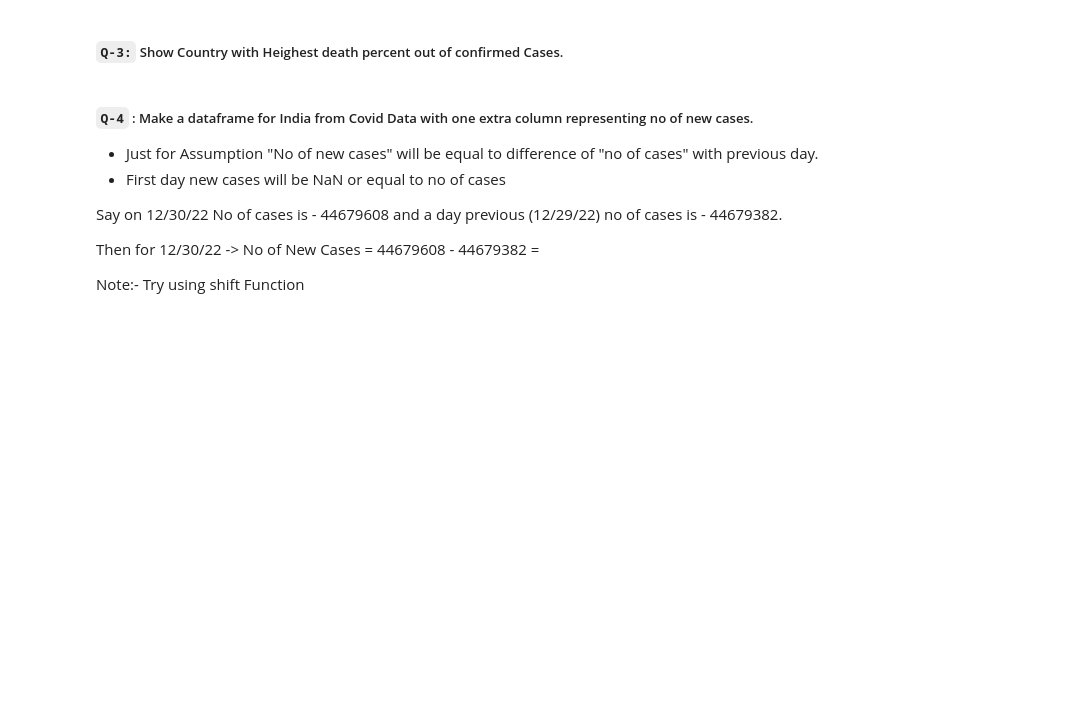
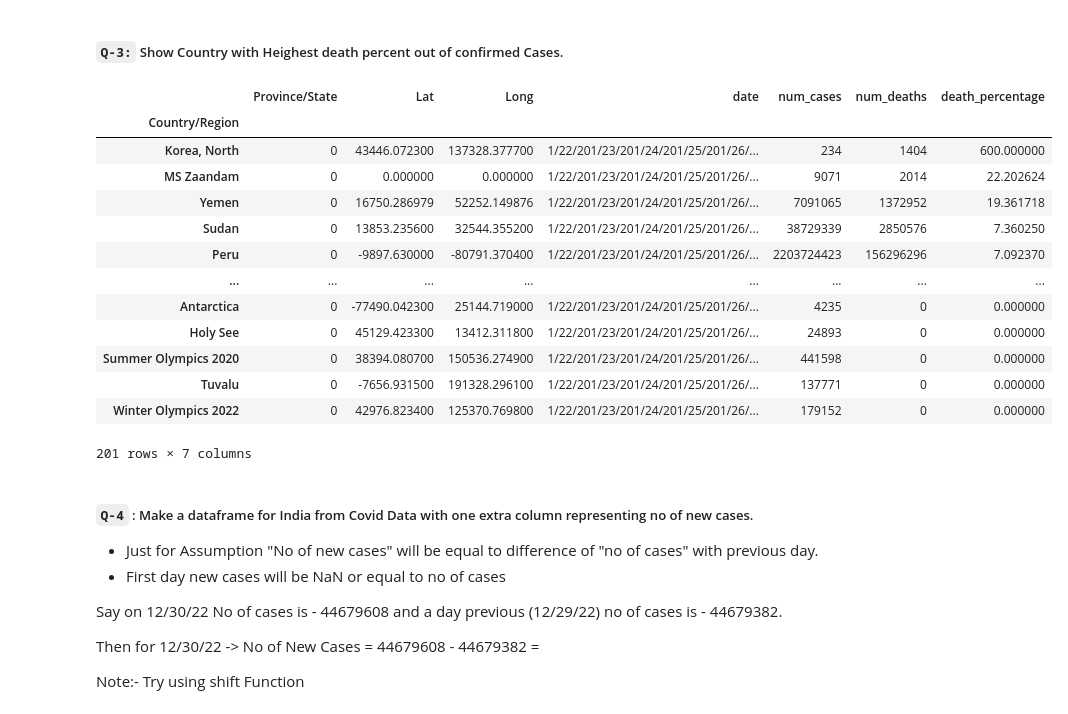
Before and after one commit to Sonalikasingh17/Python_Revision, a Jupyter notebook: Task_21.ipynb, the cells around one changed output. Cells and saved outputs as stored; diff of their text form; code cells hidden in the pictures; blank space fills up the shorter version.

```diff
--- a/Task_21.ipynb
+++ b/Task_21.ipynb
@@ -46,0 +69,7 @@ deaths = pd.read_csv("https://docs.google.com/spreadsheets/d/e/2PACX-1vQn4nLCKIV
+# %%
+deaths = deaths.melt(id_vars=['Province/State','Country/Region','Lat','Long'],var_name='date',value_name='num_deaths')
+
+confirm = confirm.melt(id_vars=['Province/State','Country/Region','Lat','Long'],var_name='date',value_name='num_cases')
+# %%
+final_df = confirm.merge(deaths,on=['Province/State','Country/Region','Lat','Long','date'])
+final_df
@@ -46,0 +90,4 @@ deaths = pd.read_csv("https://docs.google.com/spreadsheets/d/e/2PACX-1vQn4nLCKIV
+# %%
+#final_df.set_index(['Country/Region','Province/State'],inplace=True)
+final_df = final_df[['date','num_cases','num_deaths']]
+final_df
@@ -51,3 +110,25 @@ deaths = pd.read_csv("https://docs.google.com/spreadsheets/d/e/2PACX-1vQn4nLCKIV
+# %%
+# code here
+temp_df = final_df.groupby('Country/Region').sum()
+
+temp_df['death_percentage'] = (temp_df['num_deaths']/temp_df['num_cases'])*100
+
+temp_df.sort_values('death_percentage',ascending=False)
+# %% [output]
+|  | Province/State | Lat | Long | date | num_cases | num_deaths | death_percentage |
+| Country/Region |  |  |  |  |  |  |  |
+| Korea, North | 0 | 43446.072300 | 137328.377700 | 1/22/201/23/201/24/201/25/201/26/... | 234 | 1404 | 600.000000 |
+| MS Zaandam | 0 | 0.000000 | 0.000000 | 1/22/201/23/201/24/201/25/201/26/... | 9071 | 2014 | 22.202624 |
+| Yemen | 0 | 16750.286979 | 52252.149876 | 1/22/201/23/201/24/201/25/201/26/... | 7091065 | 1372952 | 19.361718 |
+| Sudan | 0 | 13853.235600 | 32544.355200 | 1/22/201/23/201/24/201/25/201/26/... | 38729339 | 2850576 | 7.360250 |
+| Peru | 0 | -9897.630000 | -80791.370400 | 1/22/201/23/201/24/201/25/201/26/... | 2203724423 | 156296296 | 7.092370 |
+| ... | ... | ... | ... | ... | ... | ... | ... |
+| Antarctica | 0 | -77490.042300 | 25144.719000 | 1/22/201/23/201/24/201/25/201/26/... | 4235 | 0 | 0.000000 |
+| Holy See | 0 | 45129.423300 | 13412.311800 | 1/22/201/23/201/24/201/25/201/26/... | 24893 | 0 | 0.000000 |
+| Summer Olympics 2020 | 0 | 38394.080700 | 150536.274900 | 1/22/201/23/201/24/201/25/201/26/... | 441598 | 0 | 0.000000 |
+| Tuvalu | 0 | -7656.931500 | 191328.296100 | 1/22/201/23/201/24/201/25/201/26/... | 137771 | 0 | 0.000000 |
+| Winter Olympics 2022 | 0 | 42976.823400 | 125370.769800 | 1/22/201/23/201/24/201/25/201/26/... | 179152 | 0 | 0.000000 |
+201 rows × 7 columns
 # %% [markdown]
 ##### `Q-4` : Make a dataframe for India from Covid Data with one extra column representing no of new cases.
 
```
Also changed, not shown: parts of 21 cells of this notebook.
